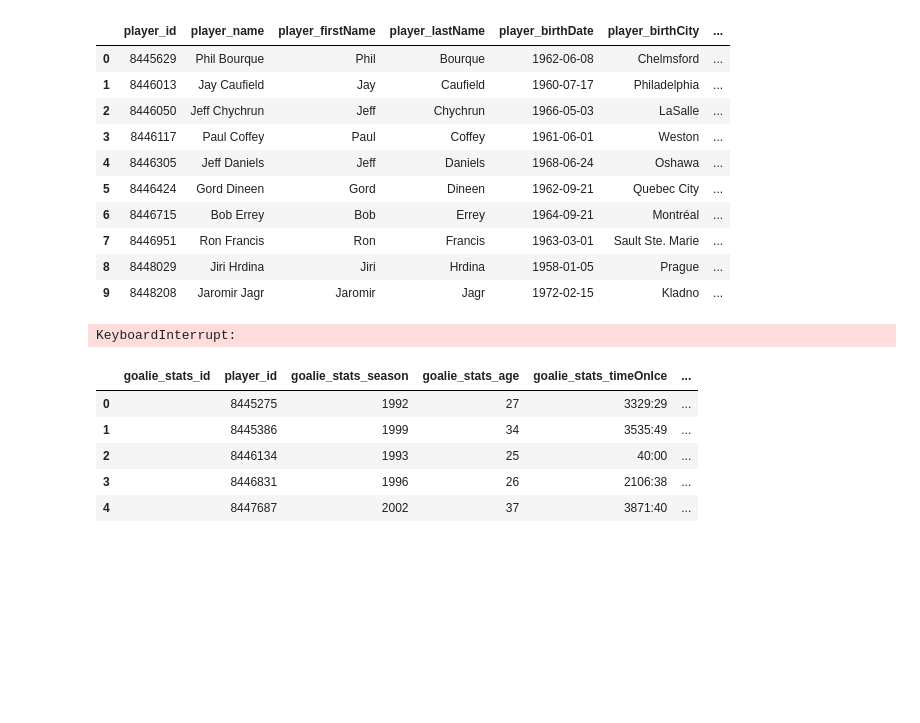
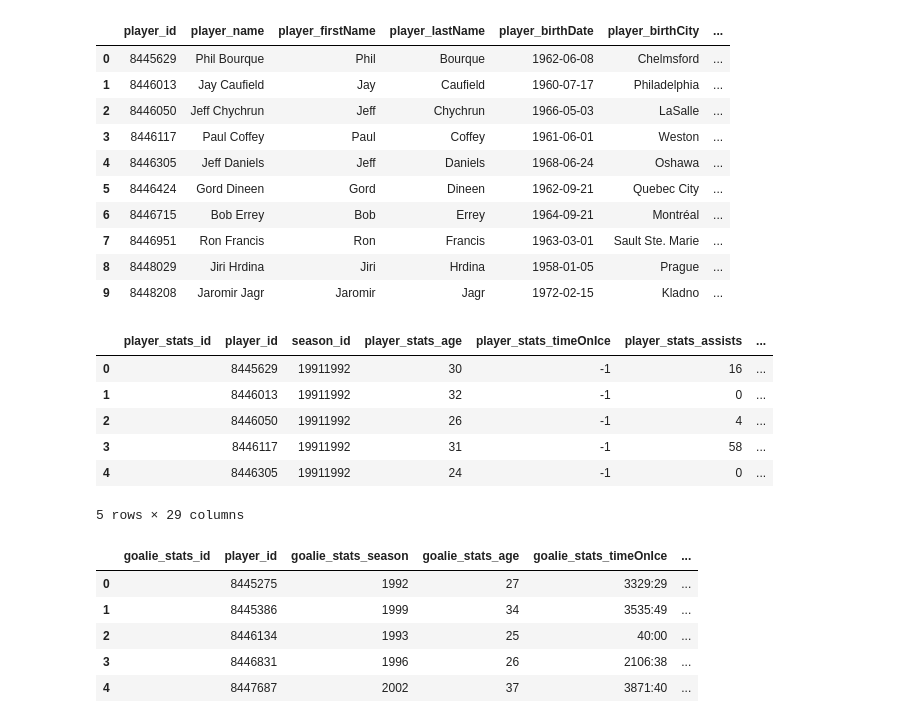
Before and after one commit to joeldemontigny/project-sports-analytics-NHL-2.0, a Jupyter notebook: project-sports-analytics-NHL_Project_3.ipynb, the cells around one changed output. Drawn from its saved outputs; the diff is of its cells as text; code cells hidden in the pictures; blank space fills up the shorter version.

```diff
--- a/project-sports-analytics-NHL_Project_3.ipynb
+++ b/project-sports-analytics-NHL_Project_3.ipynb
@@ -398,36 +403,42 @@ for index, row in winning_skaters_df.iterrows():
                     "player_stats_timeOnIce" : player_timeOnIce,
                     "player_stats_assists" : player_assists,
                     "player_stats_goals" : player_goals,
                     "player_stats_pim" : player_pim,
                     "player_stats_shots" : player_shots,
                     "player_stats_games" : player_games,
                     "player_stats_hits" : player_hits,
                     "player_stats_powerPlayGoals" : player_powerPlayGoals,
                     "player_stats_powerPlayPoints" : player_powerPlayPoints,
                     "player_stats_powerPlayTimeOnIce" : player_powerPlayTimeOnIce,
                     "player_stats_evenTimeOnIce" : player_evenTimeOnIce,
                     "player_stats_penaltyMinutes" : player_penaltyMinutes,
                     "player_stats_shotPct" : player_shotPct,
                     "player_stats_gameWinningGoals" : player_gameWinningGoals,
                     "player_stats_overTimeGoals" : player_overTimeGoals,
                     "player_stats_shortHandedGoals" : player_shortHandedGoals,
                     "player_stats_shortHandedPoints" : player_shortHandedPoints,
                     "player_stats_blocked" : player_blocked,
                     "player_stats_plusMinus" : player_plusMinus,
                     "player_stats_points" : player_points,
                     "player_stats_shifts" : player_shifts,
                     "player_stats_timeOnIcePerGame" : player_timeOnIcePerGame,
                     "player_stats_evenTimeOnIcePerGame" : player_evenTimeOnIcePerGame,
                     "player_stats_shortHandedTimeOnIcePerGame" : player_shortHandedTimeOnIcePerGame,
                     "player_stats_powerPlayTimeOnIcePerGame" : player_powerPlayTimeOnIcePerGame
         })
 
 player_statistics = pd.DataFrame(player_stats)
-# player_statistics.to_csv("./schema/player_statistics_utf-8.csv", index=False, encoding = 'utf-8-sig')
-# player_statistics.to_csv("./schema/player_statistics.csv", index=False)
+player_statistics.to_csv("./schema/player_statistics_utf-8.csv", index=False, encoding = 'utf-8-sig')
+player_statistics.to_csv("./schema/player_statistics.csv", index=False)
 player_statistics.head()
 # %% [output]
+|  | player_stats_id | player_id | season_id | player_stats_age | player_stats_timeOnIce | player_stats_assists | ... |
+| 0 |  | 8445629 | 19911992 | 30 | -1 | 16 | ... |
+| 1 |  | 8446013 | 19911992 | 32 | -1 | 0 | ... |
+| 2 |  | 8446050 | 19911992 | 26 | -1 | 4 | ... |
+| 3 |  | 8446117 | 19911992 | 31 | -1 | 58 | ... |
+| 4 |  | 8446305 | 19911992 | 24 | -1 | 0 | ... |
-KeyboardInterrupt:
+5 rows × 29 columns
 # %%
 # Player Statistics - Winning Team (Goalies) per Season
 # Code by Ron Brennan
```
Also changed, not shown: parts of 2 cells of this notebook.
